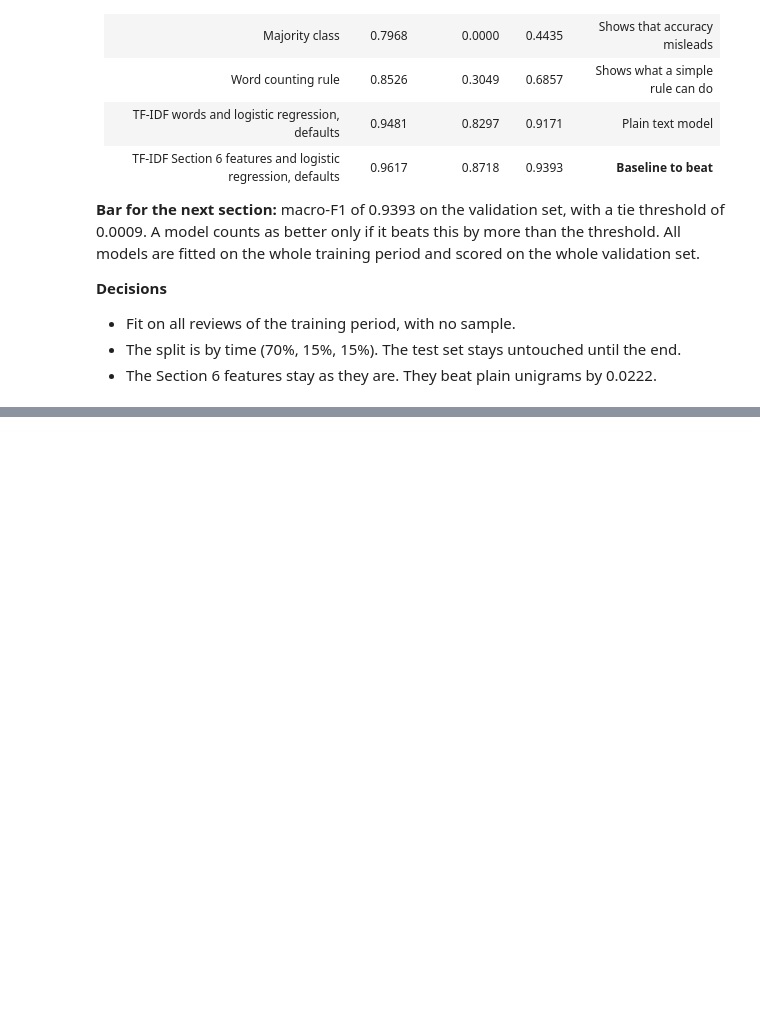
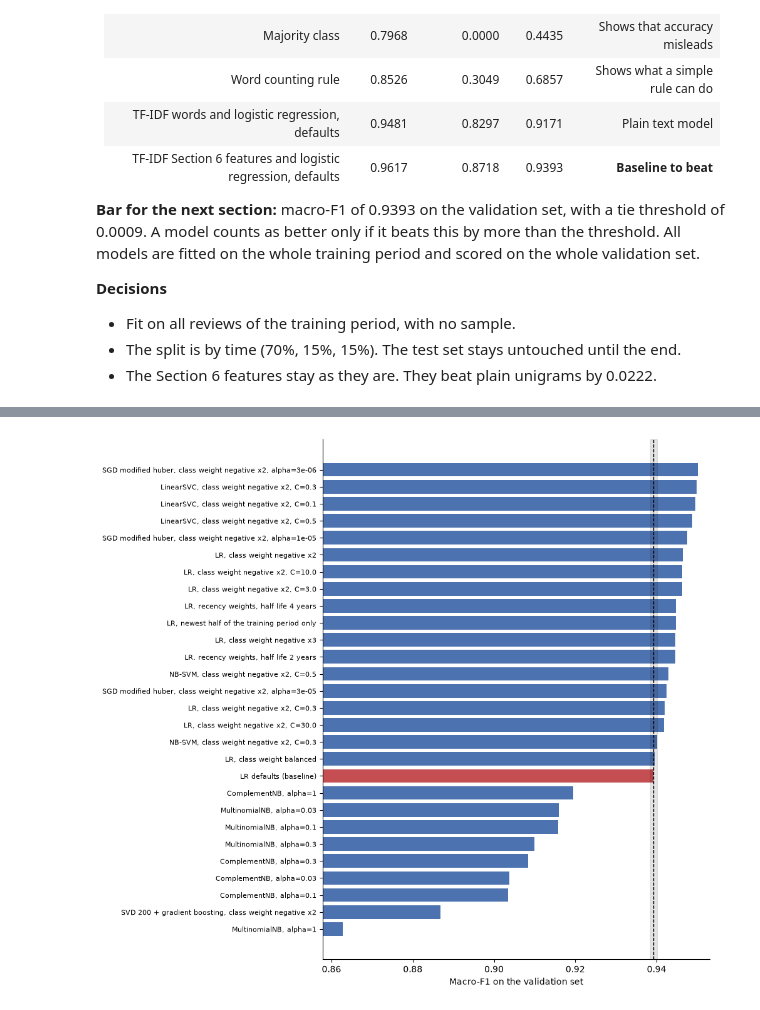
Before and after one commit to Virtuozs/MLOps2-pertemuan1-sentiment-classification, a Jupyter notebook: notebook.ipynb, the cells around one changed output, grey strips where cells are left out. Drawn from its saved outputs; the diff is of its cells as text; code cells hidden in the pictures; blank space fills up the shorter version.

```diff
--- a/notebook.ipynb
+++ b/notebook.ipynb
@@ -1960,0 +2290,14 @@ time in vectorising and fitting: 418 s (7 min), largest memory in use: 9.0 GB
+# %%
+all8 = pd.DataFrame(s8).drop(columns='params').sort_values('macro_f1').reset_index(drop=True)
+pos = np.arange(len(all8))
+fig, ax = plt.subplots(figsize=(10, 0.28 * len(all8) + 1.2))
+ax.barh(pos, all8['macro_f1'], color=[NEG if g == 'baseline' else POS for g in all8['group']])
+ax.axvline(BASELINE_F1, color='k', ls='--', lw=1)
+ax.axvspan(BASELINE_F1 - TIE, BASELINE_F1 + TIE, color='k', alpha=0.1)
+ax.set_yticks(pos, all8['name'], fontsize=8)
+ax.set_xlim(all8['macro_f1'].min() - 0.005, all8['macro_f1'].max() + 0.003)
+ax.set_xlabel('Macro-F1 on the validation set')
+plt.tight_layout()
+plt.show()
+# %% [output]
+[figure, added]
```
Also changed, not shown: parts of 37 cells of this notebook, 1 other file.
